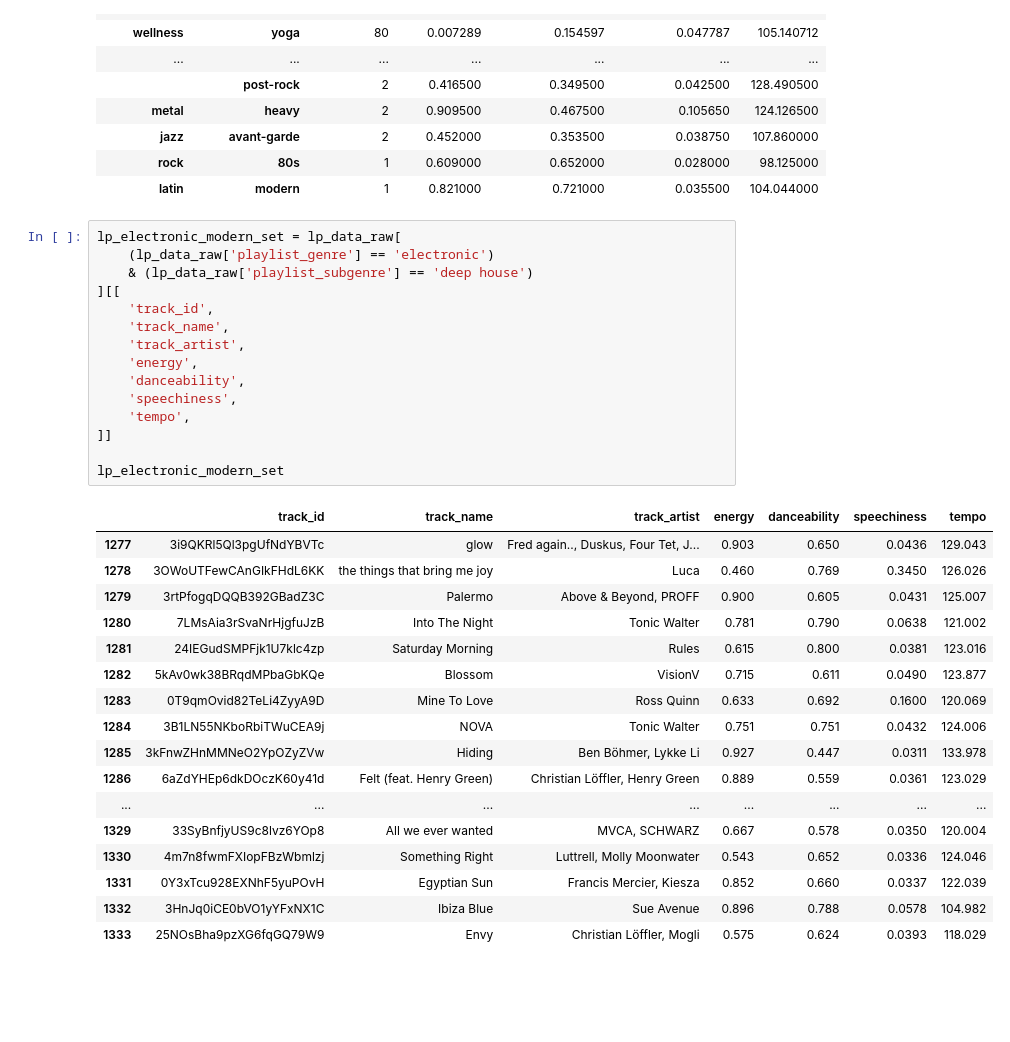
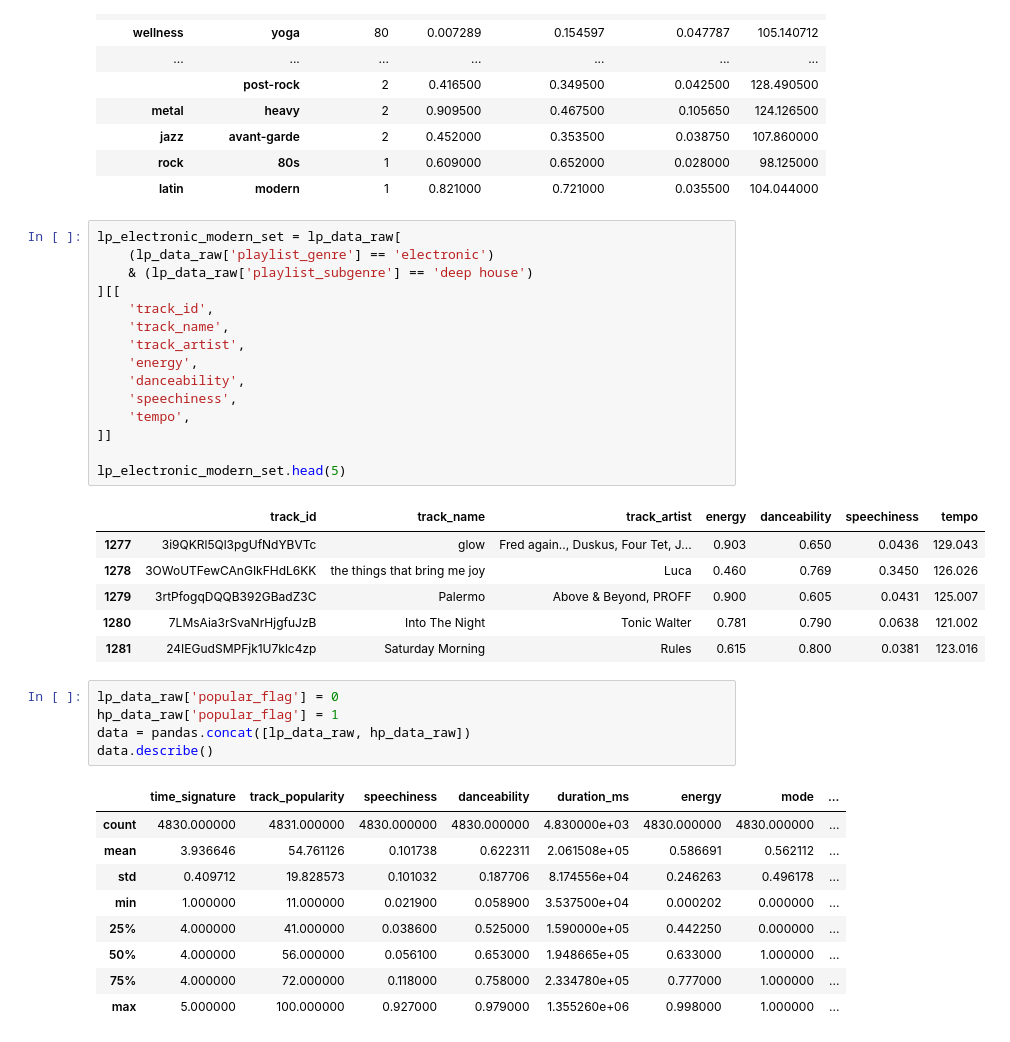
Before and after one commit to cdwood84/trackscience, a Jupyter notebook: ExploreKaggleData.ipynb, the cells around one changed output. Cells and saved outputs as stored; diff of their text form; blank space fills up the shorter version.

Commit message:
explore kaggle data further

```diff
--- a/ExploreKaggleData.ipynb
+++ b/ExploreKaggleData.ipynb
@@ -68,33 +92,37 @@ lp_genre_grouped
 # %%
 lp_electronic_modern_set = lp_data_raw[
     (lp_data_raw['playlist_genre'] == 'electronic')
     & (lp_data_raw['playlist_subgenre'] == 'deep house')
 ][[
     'track_id',
     'track_name',
     'track_artist',
     'energy',
     'danceability',
     'speechiness',
     'tempo',
 ]]
 
-lp_electronic_modern_set
+lp_electronic_modern_set.head(5)
 # %% [output]
 |  | track_id | track_name | track_artist | energy | danceability | speechiness | tempo |
 | 1277 | 3i9QKRl5Ql3pgUfNdYBVTc | glow | Fred again.., Duskus, Four Tet, J... | 0.903 | 0.650 | 0.0436 | 129.043 |
 | 1278 | 3OWoUTFewCAnGIkFHdL6KK | the things that bring me joy | Luca | 0.460 | 0.769 | 0.3450 | 126.026 |
 | 1279 | 3rtPfogqDQQB392GBadZ3C | Palermo | Above & Beyond, PROFF | 0.900 | 0.605 | 0.0431 | 125.007 |
 | 1280 | 7LMsAia3rSvaNrHjgfuJzB | Into The Night | Tonic Walter | 0.781 | 0.790 | 0.0638 | 121.002 |
 | 1281 | 24IEGudSMPFjk1U7klc4zp | Saturday Morning | Rules | 0.615 | 0.800 | 0.0381 | 123.016 |
-| 1282 | 5kAv0wk38BRqdMPbaGbKQe | Blossom | VisionV | 0.715 | 0.611 | 0.0490 | 123.877 |
-| 1283 | 0T9qmOvid82TeLi4ZyyA9D | Mine To Love | Ross Quinn | 0.633 | 0.692 | 0.1600 | 120.069 |
-| 1284 | 3B1LN55NKboRbiTWuCEA9j | NOVA | Tonic Walter | 0.751 | 0.751 | 0.0432 | 124.006 |
-| 1285 | 3kFnwZHnMMNeO2YpOZyZVw | Hiding | Ben Böhmer, Lykke Li | 0.927 | 0.447 | 0.0311 | 133.978 |
-| 1286 | 6aZdYHEp6dkDOczK60y41d | Felt (feat. Henry Green) | Christian Löffler, Henry Green | 0.889 | 0.559 | 0.0361 | 123.029 |
-| ... | ... | ... | ... | ... | ... | ... | ... |
-| 1329 | 33SyBnfjyUS9c8lvz6YOp8 | All we ever wanted | MVCA, SCHWARZ | 0.667 | 0.578 | 0.0350 | 120.004 |
-| 1330 | 4m7n8fwmFXIopFBzWbmlzj | Something Right | Luttrell, Molly Moonwater | 0.543 | 0.652 | 0.0336 | 124.046 |
-| 1331 | 0Y3xTcu928EXNhF5yuPOvH | Egyptian Sun | Francis Mercier, Kiesza | 0.852 | 0.660 | 0.0337 | 122.039 |
-| 1332 | 3HnJq0iCE0bVO1yYFxNX1C | Ibiza Blue | Sue Avenue | 0.896 | 0.788 | 0.0578 | 104.982 |
-| 1333 | 25NOsBha9pzXG6fqGQ79W9 | Envy | Christian Löffler, Mogli | 0.575 | 0.624 | 0.0393 | 118.029 |
+# %%
+lp_data_raw['popular_flag'] = 0
+hp_data_raw['popular_flag'] = 1
+data = pandas.concat([lp_data_raw, hp_data_raw])
+data.describe()
+# %% [output]
+|  | time_signature | track_popularity | speechiness | danceability | duration_ms | energy | mode | ... |
+| count | 4830.000000 | 4831.000000 | 4830.000000 | 4830.000000 | 4.830000e+03 | 4830.000000 | 4830.000000 | ... |
+| mean | 3.936646 | 54.761126 | 0.101738 | 0.622311 | 2.061508e+05 | 0.586691 | 0.562112 | ... |
+| std | 0.409712 | 19.828573 | 0.101032 | 0.187706 | 8.174556e+04 | 0.246263 | 0.496178 | ... |
+| min | 1.000000 | 11.000000 | 0.021900 | 0.058900 | 3.537500e+04 | 0.000202 | 0.000000 | ... |
+| 25% | 4.000000 | 41.000000 | 0.038600 | 0.525000 | 1.590000e+05 | 0.442250 | 0.000000 | ... |
+| 50% | 4.000000 | 56.000000 | 0.056100 | 0.653000 | 1.948665e+05 | 0.633000 | 1.000000 | ... |
+| 75% | 4.000000 | 72.000000 | 0.118000 | 0.758000 | 2.334780e+05 | 0.777000 | 1.000000 | ... |
+| max | 5.000000 | 100.000000 | 0.927000 | 0.979000 | 1.355260e+06 | 0.998000 | 1.000000 | ... |
```
Also changed, not shown: parts of 6 cells of this notebook.
